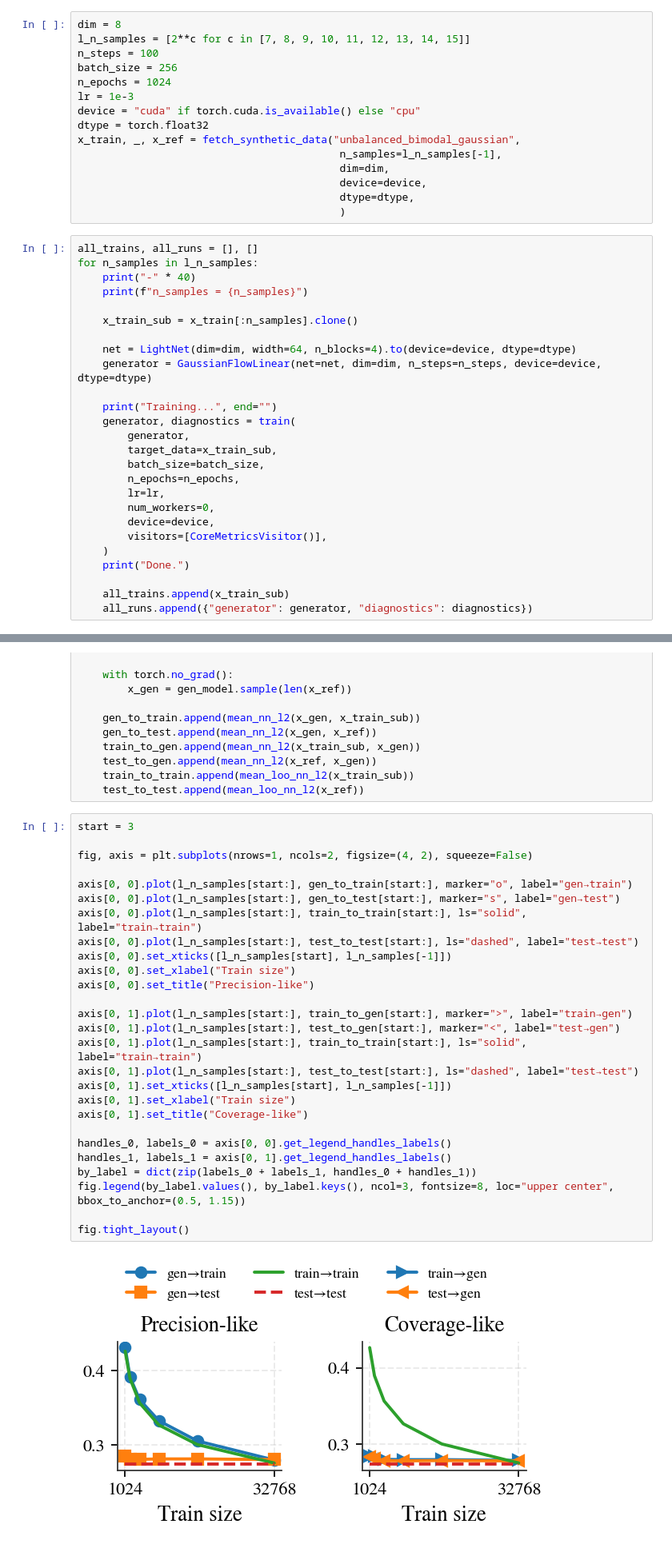
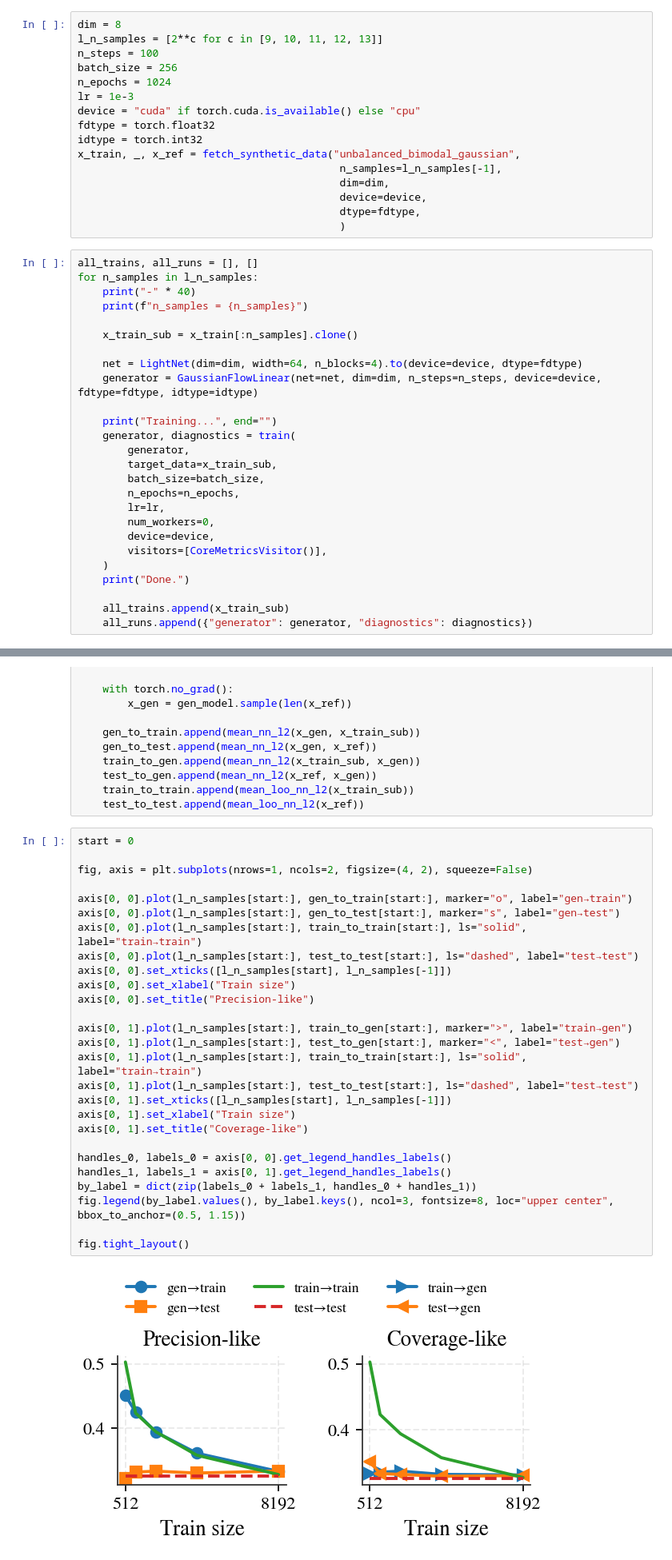
Before and after one commit to Diffusion-Research-Lab/0_neurips_2026_heavy_tail_dynamics, a Jupyter notebook: sandbox/02_generalization_sample_complexity.ipynb, the cells around one changed output, grey strips where cells are left out. Shown at 80% size. Saved outputs shown, nothing was run; the diff lists cells and outputs as text.

```diff
--- a/sandbox/02_generalization_sample_complexity.ipynb
+++ b/sandbox/02_generalization_sample_complexity.ipynb
@@ -30,18 +30,19 @@ def copy_rate_l2(query: torch.Tensor, ref: torch.Tensor, eps: float) -> float:
     return (dmin <= eps).float().mean().item()
 # %%
 dim = 8
-l_n_samples = [2**c for c in [7, 8, 9, 10, 11, 12, 13, 14, 15]]
+l_n_samples = [2**c for c in [9, 10, 11, 12, 13]]
 n_steps = 100
 batch_size = 256
 n_epochs = 1024
 lr = 1e-3
 device = "cuda" if torch.cuda.is_available() else "cpu"
-dtype = torch.float32
+fdtype = torch.float32
+idtype = torch.int32
 x_train, _, x_ref = fetch_synthetic_data("unbalanced_bimodal_gaussian",
                                           n_samples=l_n_samples[-1],
                                           dim=dim,
                                           device=device,
-                                          dtype=dtype,
+                                          dtype=fdtype,
                                           )
 # %%
 all_trains, all_runs = [], []
@@ -51,8 +52,8 @@ for n_samples in l_n_samples:
 
     x_train_sub = x_train[:n_samples].clone()
 
-    net = LightNet(dim=dim, width=64, n_blocks=4).to(device=device, dtype=dtype)
-    generator = GaussianFlowLinear(net=net, dim=dim, n_steps=n_steps, device=device, dtype=dtype)
+    net = LightNet(dim=dim, width=64, n_blocks=4).to(device=device, dtype=fdtype)
+    generator = GaussianFlowLinear(net=net, dim=dim, n_steps=n_steps, device=device, fdtype=fdtype, idtype=idtype)
 
     print("Training...", end="")
     generator, diagnostics = train(
@@ -105,31 +104,31 @@ for x_train_sub, run in zip(all_trains, all_runs):
     train_to_train.append(mean_loo_nn_l2(x_train_sub))
     test_to_test.append(mean_loo_nn_l2(x_ref))
 # %%
-start = 3
+start = 0
 
 fig, axis = plt.subplots(nrows=1, ncols=2, figsize=(4, 2), squeeze=False)
 
 axis[0, 0].plot(l_n_samples[start:], gen_to_train[start:], marker="o", label="gen→train")
 axis[0, 0].plot(l_n_samples[start:], gen_to_test[start:], marker="s", label="gen→test")
 axis[0, 0].plot(l_n_samples[start:], train_to_train[start:], ls="solid", label="train→train")
 axis[0, 0].plot(l_n_samples[start:], test_to_test[start:], ls="dashed", label="test→test")
 axis[0, 0].set_xticks([l_n_samples[start], l_n_samples[-1]])
 axis[0, 0].set_xlabel("Train size")
 axis[0, 0].set_title("Precision-like")
 
 axis[0, 1].plot(l_n_samples[start:], train_to_gen[start:], marker=">", label="train→gen")
 axis[0, 1].plot(l_n_samples[start:], test_to_gen[start:], marker="<", label="test→gen")
 axis[0, 1].plot(l_n_samples[start:], train_to_train[start:], ls="solid", label="train→train")
 axis[0, 1].plot(l_n_samples[start:], test_to_test[start:], ls="dashed", label="test→test")
 axis[0, 1].set_xticks([l_n_samples[start], l_n_samples[-1]])
 axis[0, 1].set_xlabel("Train size")
 axis[0, 1].set_title("Coverage-like")
 
 handles_0, labels_0 = axis[0, 0].get_legend_handles_labels()
 handles_1, labels_1 = axis[0, 1].get_legend_handles_labels()
 by_label = dict(zip(labels_0 + labels_1, handles_0 + handles_1))
 fig.legend(by_label.values(), by_label.keys(), ncol=3, fontsize=8, loc="upper center", bbox_to_anchor=(0.5, 1.15))
 
 fig.tight_layout()
 # %% [output]
-[figure, old version]
+[figure, new version]
```
Also changed, not shown: parts of 2 cells of this notebook, 14 other files.
